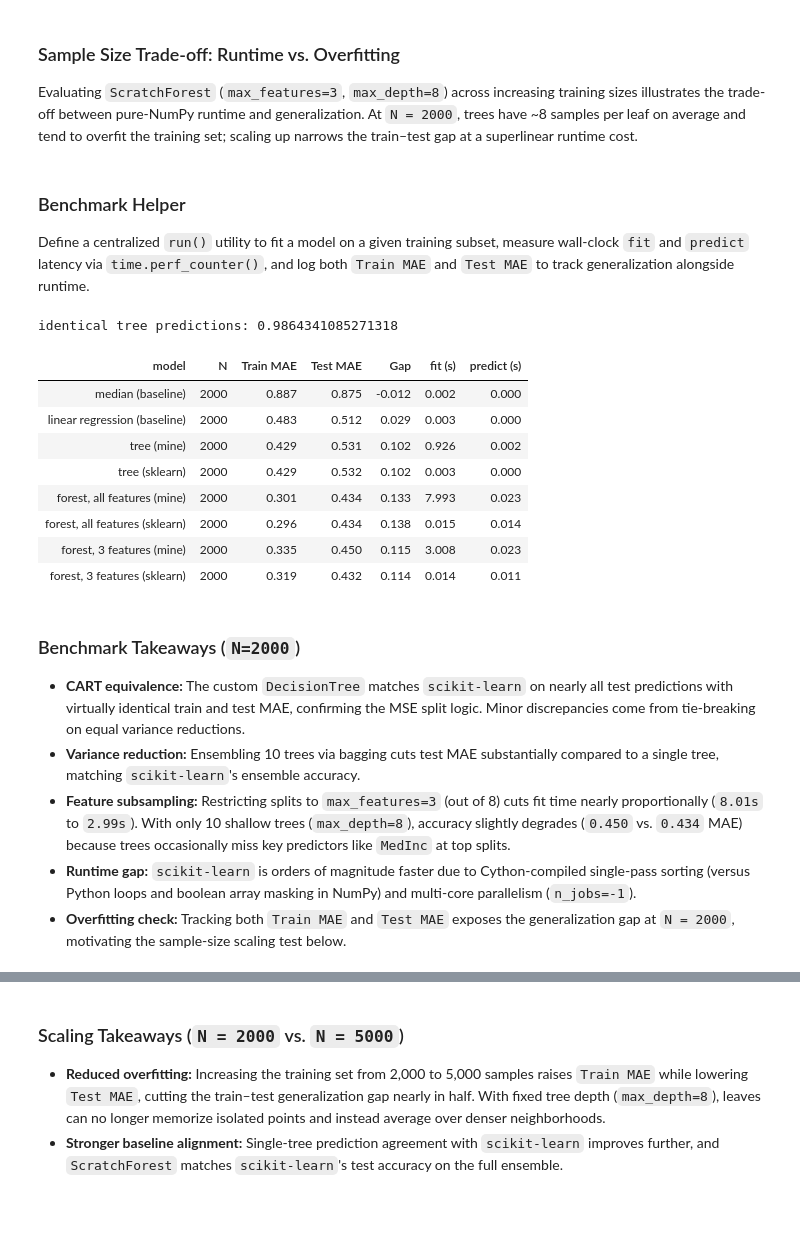
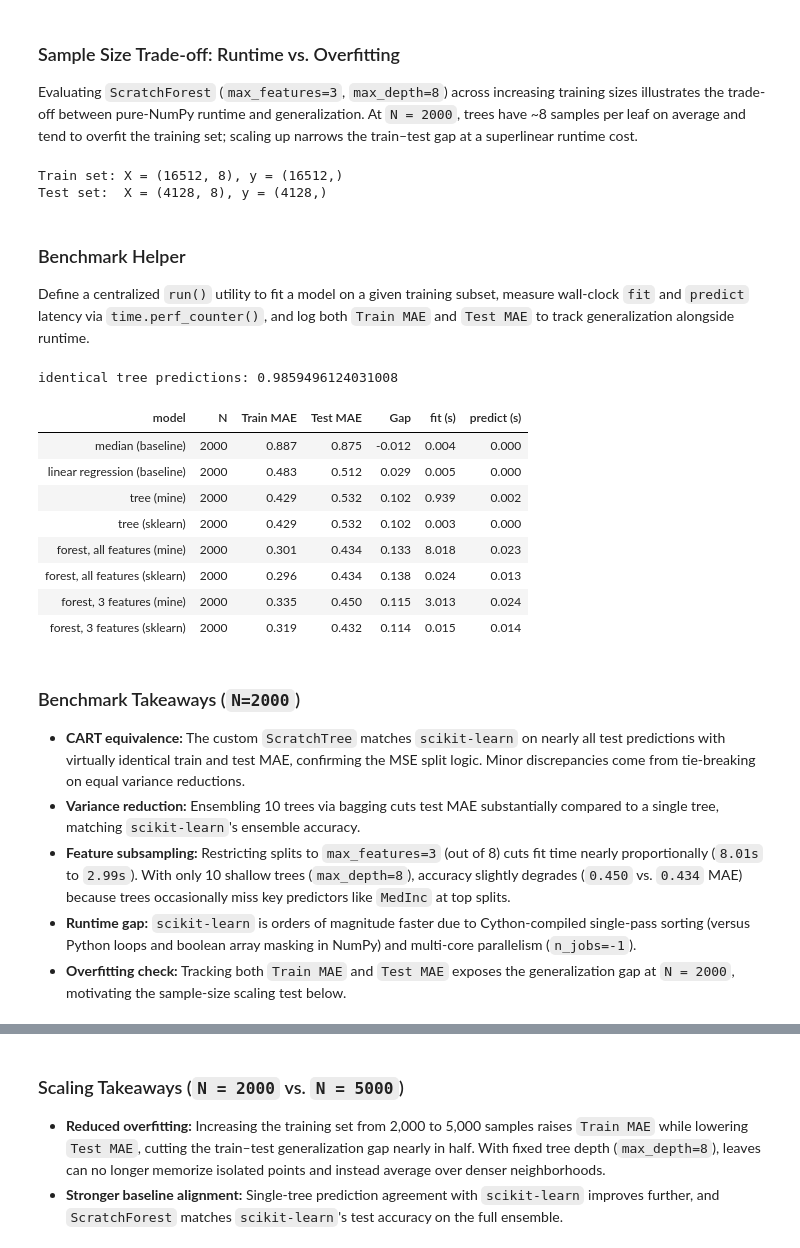
Before and after one commit to stefanomozzillo/random-forest-from-scratch, a Jupyter notebook: notebooks/02_validation_and_experiments.ipynb, the cells around one changed output, grey strips where cells are left out. Cells and saved outputs as stored; diff of their text form; code cells hidden in the pictures; blank space fills up the shorter version.

```diff
--- a/notebooks/02_validation_and_experiments.ipynb
+++ b/notebooks/02_validation_and_experiments.ipynb
@@ -28,9 +36,14 @@ Evaluating `ScratchForest` (`max_features=3`, `max_depth=8`) across increasing t
 # %%
 X_tr_np, y_tr_np = X_tr.to_numpy(float), y_tr.to_numpy(float)
 Xt, yt = X_te.to_numpy(float), y_te.to_numpy(float)
+print(f"Train set: X = {X_tr.shape}, y = {y_tr.shape}")
+print(f"Test set:  X = {Xt.shape}, y = {yt.shape}")
 
 Xs_2000, ys_2000 = X_tr_np[:2000], y_tr_np[:2000]
 Xs_5000, ys_5000 = X_tr_np[:5000], y_tr_np[:5000]
+# %% [output]
+Train set: X = (16512, 8), y = (16512,)
+Test set:  X = (4128, 8), y = (4128,)
 # %% [markdown]
 ### Benchmark Helper
 Define a centralized `run()` utility to fit a model on a given training subset, measure wall-clock `fit` and `predict` latency via `time.perf_counter()`, and log both `Train MAE` and `Test MAE` to track generalization alongside runtime.
@@ -58,17 +71,12 @@ def run(name, model, X_train=Xs_2000, y_train=ys_2000):
     }
     return row, pred
 # %%
-from sklearn.dummy import DummyRegressor
-from sklearn.linear_model import LinearRegression
-from sklearn.preprocessing import StandardScaler
-from sklearn.pipeline import make_pipeline
-
 rows = []
 
 rows.append(run("median (baseline)", DummyRegressor(strategy="median"))[0])
 rows.append(run("linear regression (baseline)", make_pipeline(StandardScaler(), LinearRegression()))[0])
 
-r_my_tree, p_my_tree = run("tree (mine)", DecisionTree(max_depth=6))
+r_my_tree, p_my_tree = run("tree (mine)", ScratchTree(max_depth=6))
 r_sk_tree, p_sk_tree = run("tree (sklearn)", DecisionTreeRegressor(max_depth=6, random_state=0))
 rows += [r_my_tree, r_sk_tree]
 print("identical tree predictions:", np.mean(np.isclose(p_my_tree, p_sk_tree)))
@@ -79,45 +87,45 @@ rows.append(run("forest, all features (sklearn)",
                 RandomForestRegressor(n_estimators=10, max_depth=8, max_features=1.0,
                                       random_state=0, n_jobs=-1))[0])
 
 rows.append(run("forest, 3 features (mine)",
                 ScratchForest(n_trees=10, max_depth=8, max_features=3, random_state=0))[0])
 rows.append(run("forest, 3 features (sklearn)",
                 RandomForestRegressor(n_estimators=10, max_depth=8, max_features=3,
                                       random_state=0, n_jobs=-1))[0])
 
 df_2000 = pd.DataFrame(rows)
 df_2000["N"] = 2000
 df_2000["Gap"] = df_2000["Test MAE"] - df_2000["Train MAE"]
 
 cols = ["model", "N", "Train MAE", "Test MAE", "Gap", "fit (s)", "predict (s)"]
 
 (
     df_2000[cols].style
     .hide(axis="index")
     .format({
         "N": "{:d}",
         "Train MAE": "{:.3f}",
         "Test MAE": "{:.3f}",
         "Gap": "{:.3f}",
         "fit (s)": "{:.3f}",
         "predict (s)": "{:.3f}",
     })
     .highlight_min(subset=["Test MAE"], color="#2e7d32")
 )
 # %% [output]
-identical tree predictions: 0.9864341085271318
+identical tree predictions: 0.9859496124031008
 | model | N | Train MAE | Test MAE | Gap | fit (s) | predict (s) |
-| median (baseline) | 2000 | 0.887 | 0.875 | -0.012 | 0.002 | 0.000 |
-| linear regression (baseline) | 2000 | 0.483 | 0.512 | 0.029 | 0.003 | 0.000 |
-| tree (mine) | 2000 | 0.429 | 0.531 | 0.102 | 0.926 | 0.002 |
+| median (baseline) | 2000 | 0.887 | 0.875 | -0.012 | 0.004 | 0.000 |
+| linear regression (baseline) | 2000 | 0.483 | 0.512 | 0.029 | 0.005 | 0.000 |
+| tree (mine) | 2000 | 0.429 | 0.532 | 0.102 | 0.939 | 0.002 |
 | tree (sklearn) | 2000 | 0.429 | 0.532 | 0.102 | 0.003 | 0.000 |
-| forest, all features (mine) | 2000 | 0.301 | 0.434 | 0.133 | 7.993 | 0.023 |
-| forest, all features (sklearn) | 2000 | 0.296 | 0.434 | 0.138 | 0.015 | 0.014 |
-| forest, 3 features (mine) | 2000 | 0.335 | 0.450 | 0.115 | 3.008 | 0.023 |
-| forest, 3 features (sklearn) | 2000 | 0.319 | 0.432 | 0.114 | 0.014 | 0.011 |
+| forest, all features (mine) | 2000 | 0.301 | 0.434 | 0.133 | 8.018 | 0.023 |
+| forest, all features (sklearn) | 2000 | 0.296 | 0.434 | 0.138 | 0.024 | 0.013 |
+| forest, 3 features (mine) | 2000 | 0.335 | 0.450 | 0.115 | 3.013 | 0.024 |
+| forest, 3 features (sklearn) | 2000 | 0.319 | 0.432 | 0.114 | 0.015 | 0.014 |
 # %% [markdown]
 ### Benchmark Takeaways (`N=2000`)
-- **CART equivalence:** The custom `DecisionTree` matches `scikit-learn` on nearly all test predictions with virtually identical train and test MAE, confirming the MSE split logic. Minor discrepancies come from tie-breaking on equal variance reductions.
+- **CART equivalence:** The custom `ScratchTree` matches `scikit-learn` on nearly all test predictions with virtually identical train and test MAE, confirming the MSE split logic. Minor discrepancies come from tie-breaking on equal variance reductions.
 - **Variance reduction:** Ensembling 10 trees via bagging cuts test MAE substantially compared to a single tree, matching `scikit-learn`'s ensemble accuracy.
 - **Feature subsampling:** Restricting splits to `max_features=3` (out of 8) cuts fit time nearly proportionally (`8.01s` to `2.99s`). With only 10 shallow trees (`max_depth=8`), accuracy slightly degrades (`0.450` vs. `0.434` MAE) because trees occasionally miss key predictors like `MedInc` at top splits.
 - **Runtime gap:** `scikit-learn` is orders of magnitude faster due to Cython-compiled single-pass sorting (versus Python loops and boolean array masking in NumPy) and multi-core parallelism (`n_jobs=-1`).
```
Also changed, not shown: parts of 7 cells of this notebook, 4 other files.
